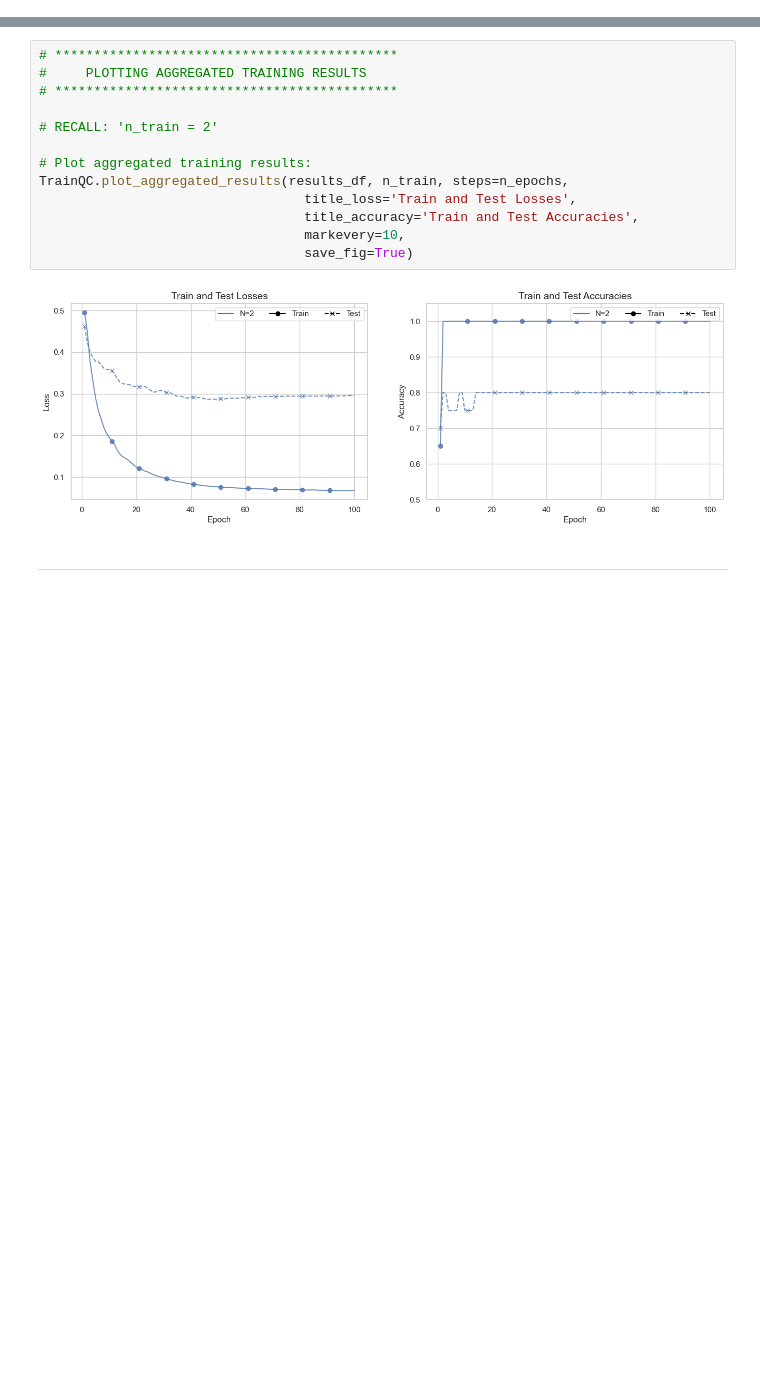
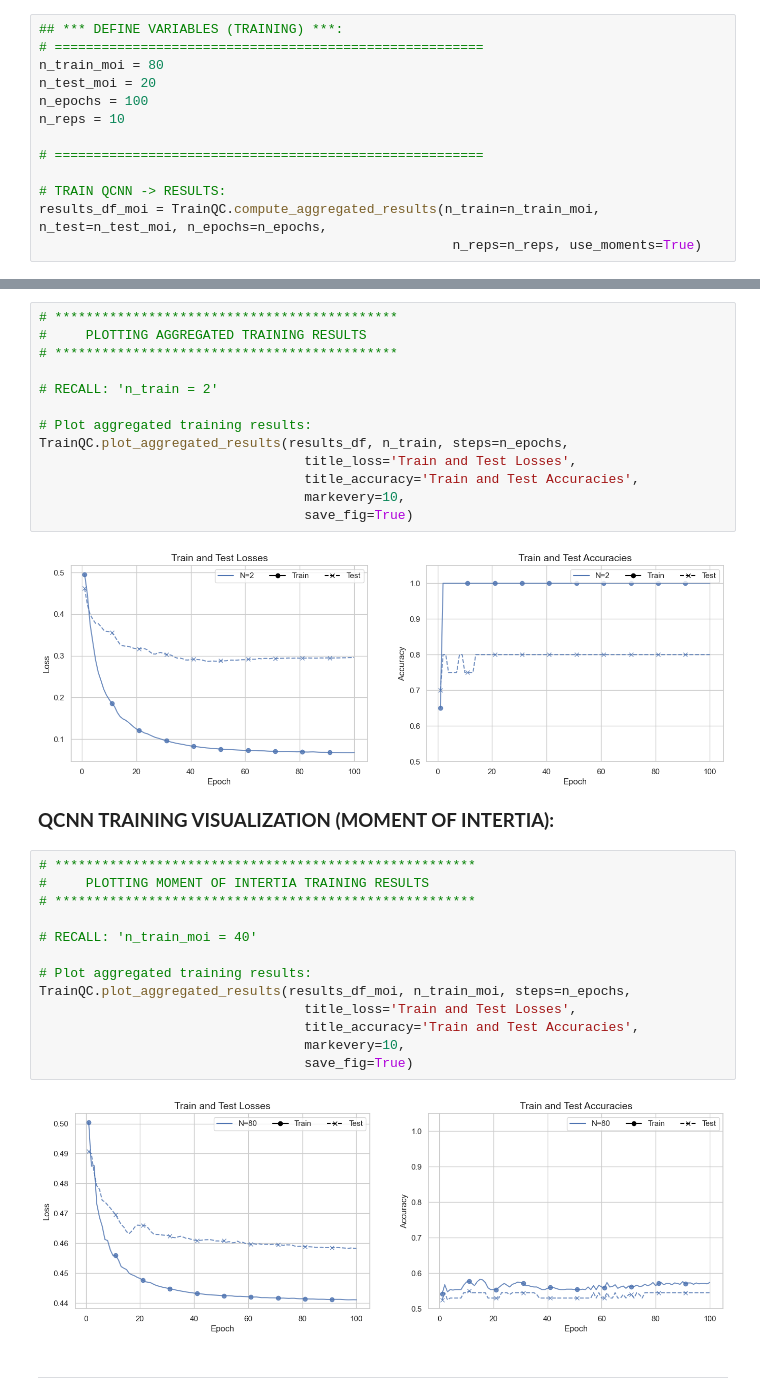
Before and after one commit to seanchisholm2/qcnn-lppc, a Jupyter notebook: QCNN_Instructional_NB.ipynb, the cells around one changed output, grey strips where cells are left out. Drawn from its saved outputs; the diff is of its cells as text; blank space fills up the shorter version.

Commit message:
QCNN running MOI data 12-9

```diff
--- a/QCNN_Instructional_NB.ipynb
+++ b/QCNN_Instructional_NB.ipynb
@@ -495,3 +508,16 @@ print(filtered_df)
+# %%
+## *** DEFINE VARIABLES (TRAINING) ***:
+# =======================================================
+n_train_moi = 80
+n_test_moi = 20
+n_epochs = 100
+n_reps = 10
+
+# =======================================================
+
+# TRAIN QCNN -> RESULTS:
+results_df_moi = TrainQC.compute_aggregated_results(n_train=n_train_moi, n_test=n_test_moi, n_epochs=n_epochs,
+                                                     n_reps=n_reps, use_moments=True)
 # %% [markdown]
 ***
 # %% [markdown]
@@ -515,6 +541,23 @@ TrainQC.plot_aggregated_results(results_df, n_train, steps=n_epochs,
                                   save_fig=True)
 # %% [output]
 [figure]
+# %% [markdown]
+<span style="font-family: 'Computer Modern'; font-size: 14pt; font-weight: bold;">QCNN TRAINING VISUALIZATION (MOMENT OF INTERTIA):</span>
+# %%
+# ******************************************************
+#     PLOTTING MOMENT OF INTERTIA TRAINING RESULTS
+# ******************************************************
+
+# RECALL: 'n_train_moi = 40'
+
+# Plot aggregated training results:
+TrainQC.plot_aggregated_results(results_df_moi, n_train_moi, steps=n_epochs,
+                                  title_loss='Train and Test Losses',
+                                  title_accuracy='Train and Test Accuracies',
+                                  markevery=10,
+                                  save_fig=True)
+# %% [output]
+[figure, added]
 # %% [markdown]
 ***
 # %% [markdown]
```
Also changed, not shown: parts of 9 cells of this notebook, 4 other files.
